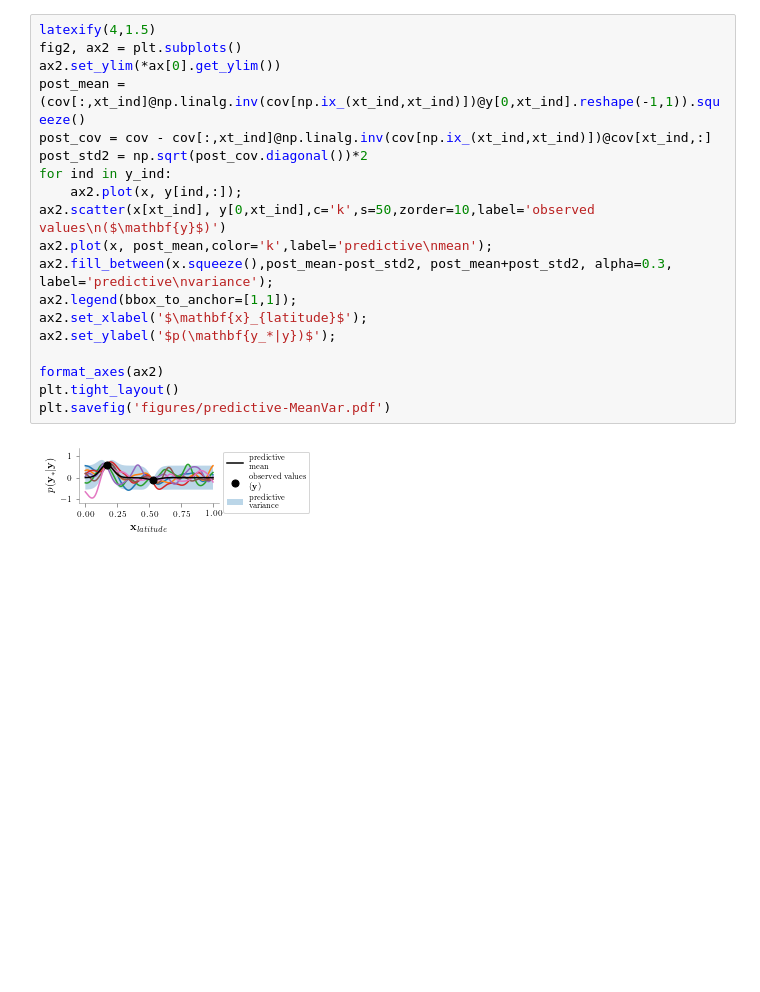
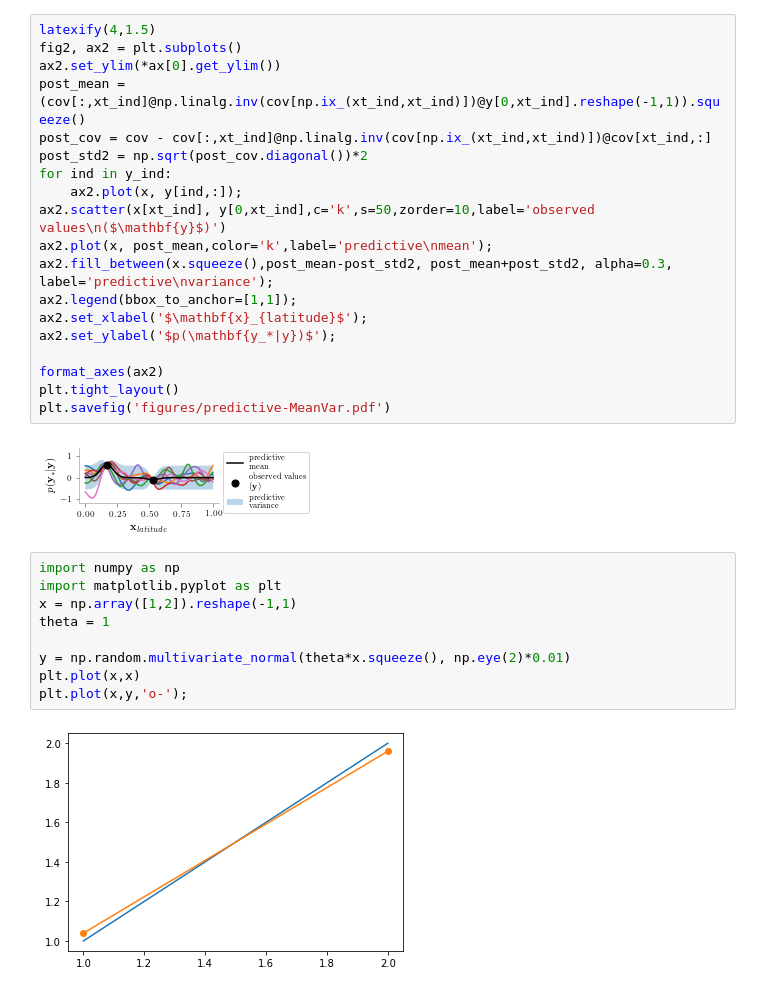
Before and after one commit to patel-zeel/QE2, a Jupyter notebook: PriorPosterior.ipynb, the cells around one changed output. Saved outputs shown, nothing was run; the diff lists cells and outputs as text; blank space fills up the shorter version.

```diff
--- a/PriorPosterior.ipynb
+++ b/PriorPosterior.ipynb
@@ -123,3 +123,14 @@ plt.tight_layout()
 plt.savefig('figures/predictive-MeanVar.pdf')
 # %% [output]
 [figure]
+# %%
+import numpy as np
+import matplotlib.pyplot as plt
+x = np.array([1,2]).reshape(-1,1)
+theta = 1
+
+y = np.random.multivariate_normal(theta*x.squeeze(), np.eye(2)*0.01)
+plt.plot(x,x)
+plt.plot(x,y,'o-');
+# %% [output]
+[figure, added]
```
Also changed, not shown: 14 other files.
